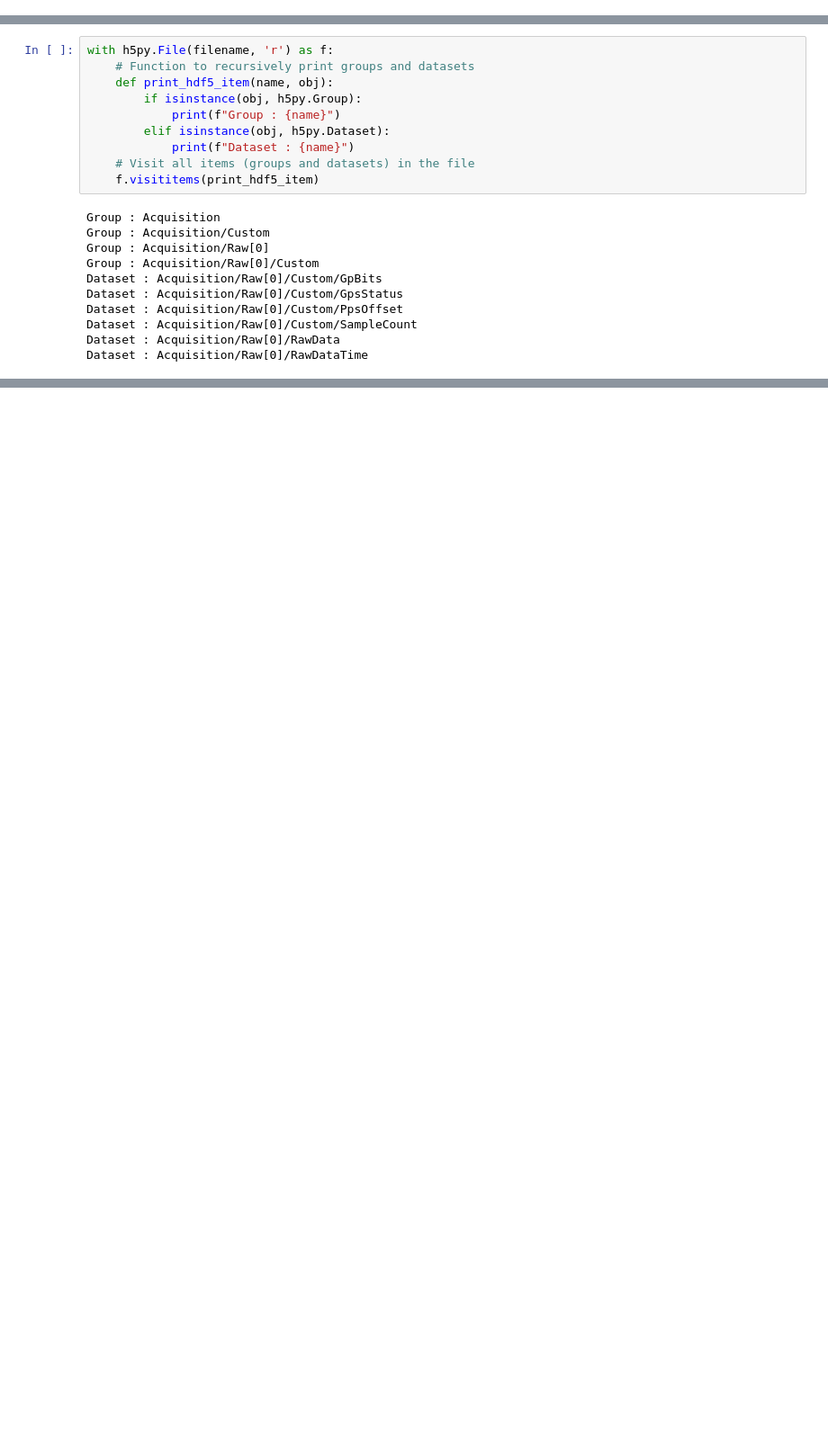
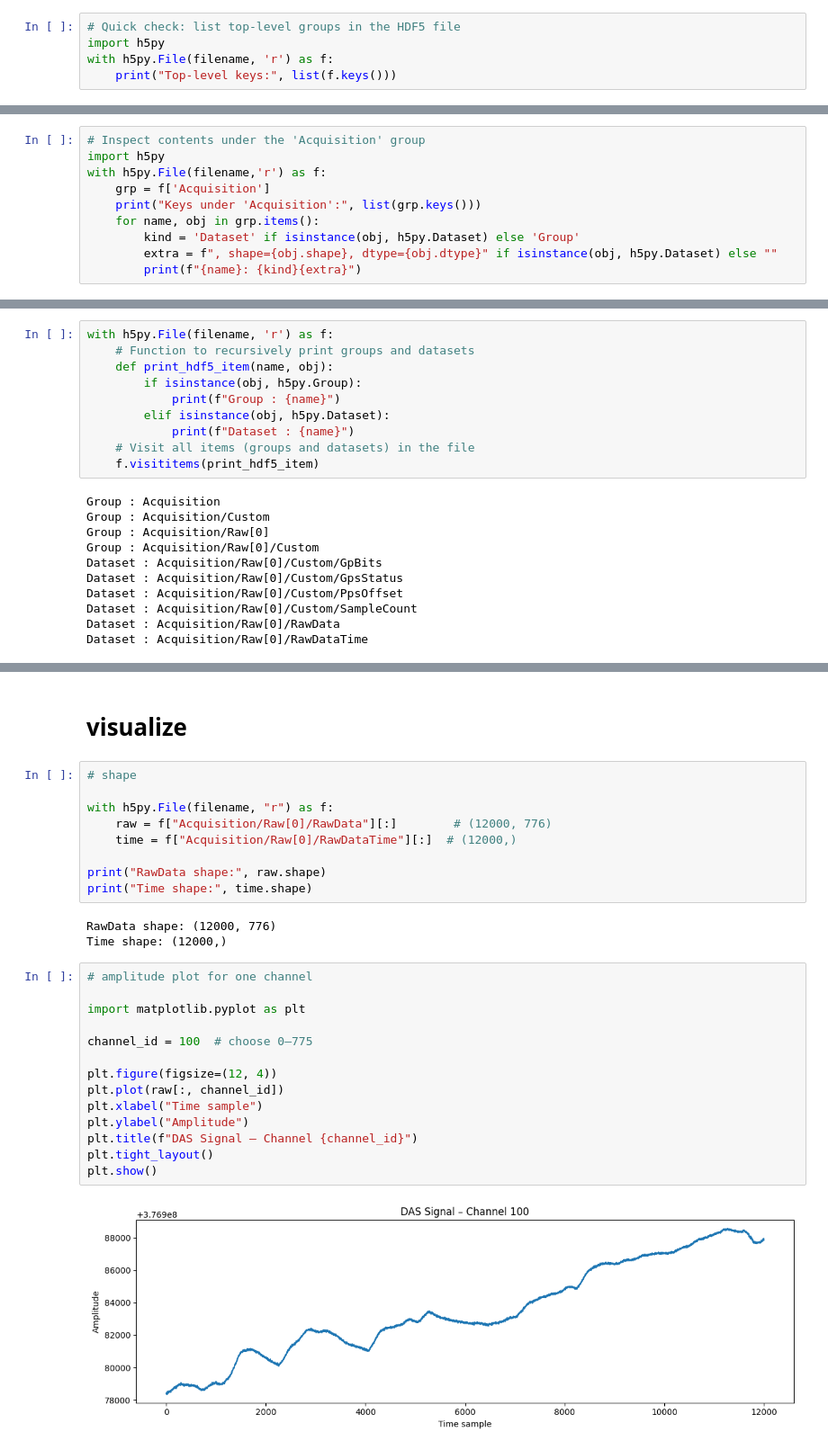
Before and after one commit to nfarisha/DAS-Forge, a Jupyter notebook: read-h5.ipynb, the cells around one changed output, grey strips where cells are left out. Shown at 90% size. Drawn from its saved outputs; the diff is of its cells as text; blank space fills up the shorter version.

```diff
--- a/read-h5.ipynb
+++ b/read-h5.ipynb
@@ -60,0 +4,5 @@ Raw[0]/RawDataTime: Dataset, shape=(12000,), dtype=int64
+# %%
+# Quick check: list top-level groups in the HDF5 file
+import h5py
+with h5py.File(filename, 'r') as f:
+    print("Top-level keys:", list(f.keys()))
@@ -60,0 +11,10 @@ Raw[0]/RawDataTime: Dataset, shape=(12000,), dtype=int64
+# %%
+# Inspect contents under the 'Acquisition' group
+import h5py
+with h5py.File(filename,'r') as f:
+    grp = f['Acquisition']
+    print("Keys under 'Acquisition':", list(grp.keys()))
+    for name, obj in grp.items():
+        kind = 'Dataset' if isinstance(obj, h5py.Dataset) else 'Group'
+        extra = f", shape={obj.shape}, dtype={obj.dtype}" if isinstance(obj, h5py.Dataset) else ""
+        print(f"{name}: {kind}{extra}")
@@ -81,0 +87,30 @@ Dataset : Acquisition/Raw[0]/RawDataTime
+# %% [markdown]
+# visualize
+# %%
+# shape
+
+with h5py.File(filename, "r") as f:
+    raw = f["Acquisition/Raw[0]/RawData"][:]        # (12000, 776)
+    time = f["Acquisition/Raw[0]/RawDataTime"][:]  # (12000,)
+
+print("RawData shape:", raw.shape)
+print("Time shape:", time.shape)
+# %% [output]
+RawData shape: (12000, 776)
+Time shape: (12000,)
+# %%
+# amplitude plot for one channel
+
+import matplotlib.pyplot as plt
+
+channel_id = 100  # choose 0–775
+
+plt.figure(figsize=(12, 4))
+plt.plot(raw[:, channel_id])
+plt.xlabel("Time sample")
+plt.ylabel("Amplitude")
+plt.title(f"DAS Signal – Channel {channel_id}")
+plt.tight_layout()
+plt.show()
+# %% [output]
+[figure, added]
```
Also changed, not shown: parts of 5 cells of this notebook.
